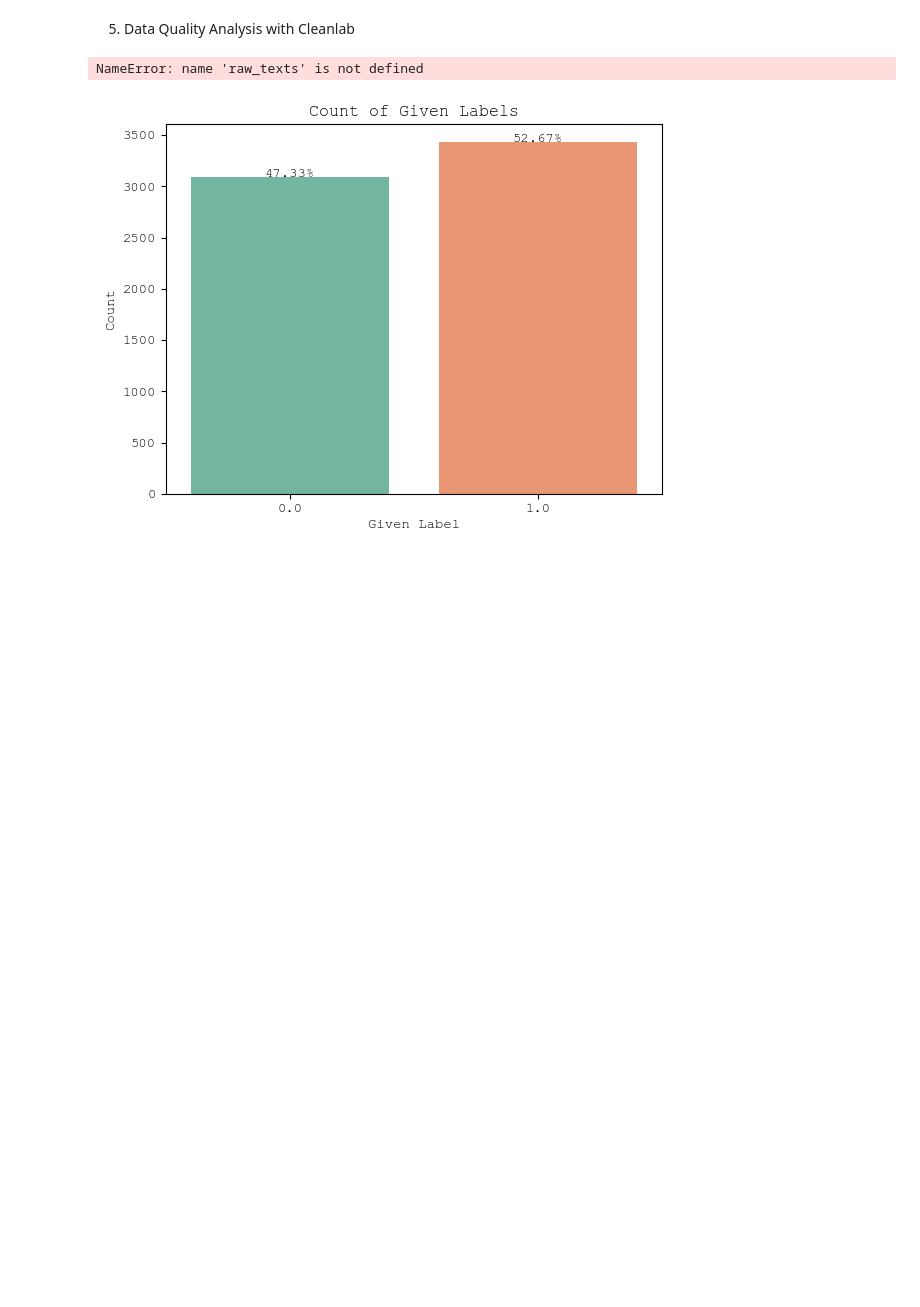
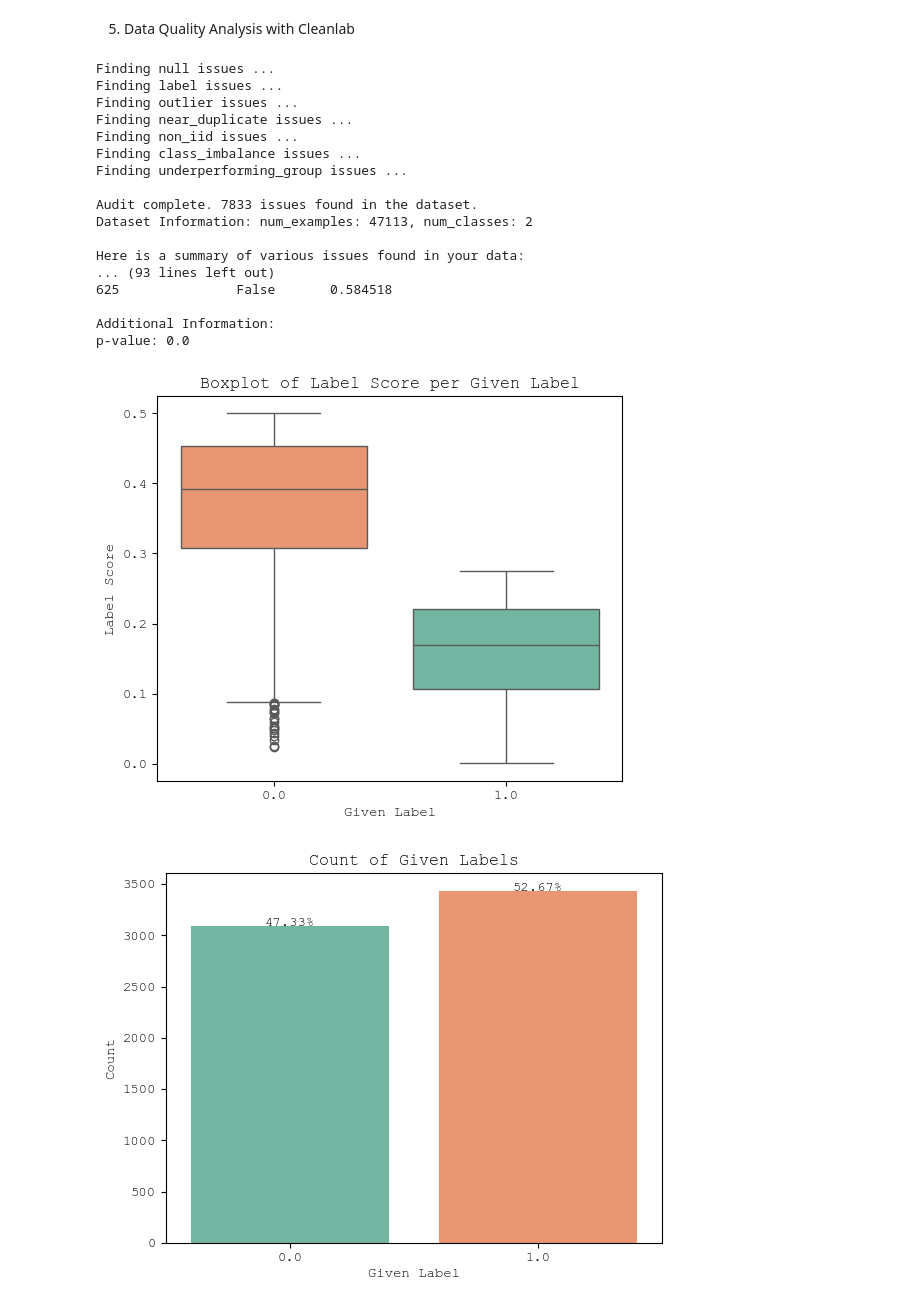
Before and after one commit to lino-zurmuehl/Master_Thesis_Dogwhistle, a Jupyter notebook: preprocessing/preprocessing.ipynb, the cells around one changed output. Saved outputs shown, nothing was run; the diff lists cells and outputs as text; code cells hidden in the pictures; blank space fills up the shorter version.

```diff
--- a/preprocessing/preprocessing.ipynb
+++ b/preprocessing/preprocessing.ipynb
@@ -221,36 +235,53 @@ NameError: name 'df_informal' is not defined
 # Use Cleanlab to find and analyze data quality issues
 data_dict = {"texts": raw_texts, "labels": labels}
 lab = Datalab(data_dict, label_name="labels")
 lab.find_issues(pred_probs=pred_probs, features=embeddings_np_informal)
 lab.report()
 
 # Extract label issues
 label_issues = lab.get_issues("label")
 identified_label_issues = label_issues[label_issues["is_label_issue"] == True]
 
 # Create dataframe with suggested labels
 data_with_suggested_labels = pd.DataFrame({
     "dog_whistles": dog_whistles,
     "text": raw_texts,
     "given_label": labels,
     "suggested_label": label_issues["predicted_label"],
     "problem": identified_label_issues["is_label_issue"],
     "label_score": identified_label_issues["label_score"]
 })
 potential_wrong_label = data_with_suggested_labels.dropna(subset=["problem"]).sort_values(by="label_score", ascending=False)
 
 # Save potential wrong labels for review
-potential_wrong_label.to_csv("data/vetting_instances/potential_wrong_label_new.csv")
+potential_wrong_label.to_csv("../data/vetting_instances/potential_wrong_label_new.csv")
 plt.figure(figsize=(6, 5))
 # Visualize label score distribution by given label
 sns.boxplot(x='given_label', y='label_score', data=potential_wrong_label, palette=custom_palette)
 plt.title('Boxplot of Label Score per Given Label')
 plt.xlabel('Given Label')
 plt.ylabel('Label Score')
-plt.savefig('boxplot_label_score_per_given_label.png', bbox_inches='tight', dpi=300)
+plt.savefig('../plots/boxplot_label_score_per_given_label.png', bbox_inches='tight', dpi=300)
 plt.show()
 # %% [output]
-NameError: name 'raw_texts' is not defined
+Finding null issues ...
+Finding label issues ...
+Finding outlier issues ...
+Finding near_duplicate issues ...
+Finding non_iid issues ...
+Finding class_imbalance issues ...
+Finding underperforming_group issues ...
+
+Audit complete. 7833 issues found in the dataset.
+Dataset Information: num_examples: 47113, num_classes: 2
+
+Here is a summary of various issues found in your data:
+... (93 lines left out)
+625               False       0.584518
+
+Additional Information:
+p-value: 0.0
+[figure, added]
 # %%
 # Visualize given label in a barplot with the percentage of each label on top
 ax =sns.countplot(x='given_label', data=potential_wrong_label, palette='Set2')
```
Also changed, not shown: parts of 9 cells of this notebook, 8 other files.
